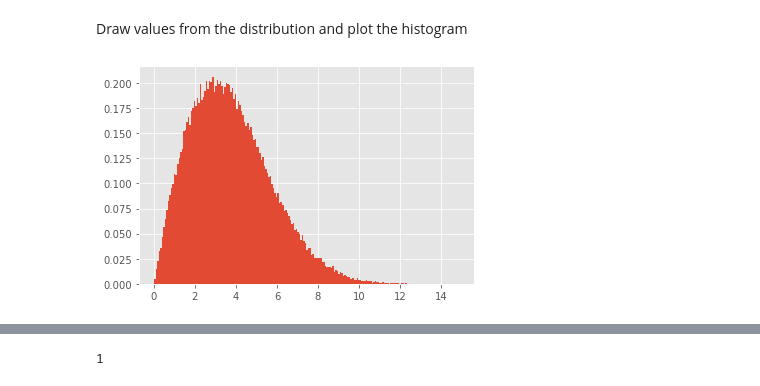
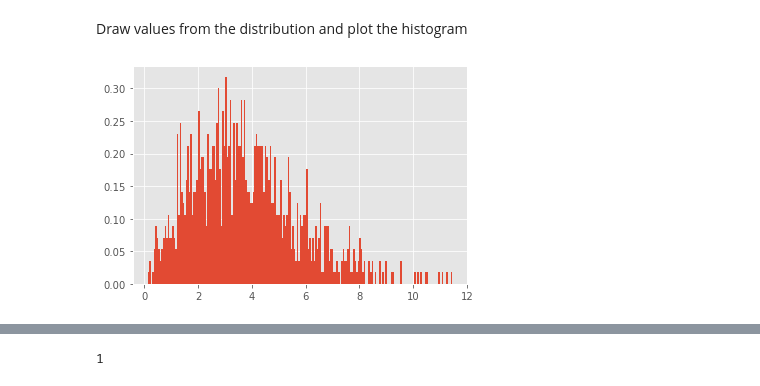
Before and after one commit to Samjean2020/progda-assignment2020, a Jupyter notebook: AssignmentPDA2020.py-checkpoint.ipynb, the cells around one changed output, grey strips where cells are left out. Drawn from its saved outputs; the diff is of its cells as text; code cells hidden in the pictures.

Commit message:
Reduction of size() values in distributions
functions.

```diff
--- a/AssignmentPDA2020.py-checkpoint.ipynb
+++ b/AssignmentPDA2020.py-checkpoint.ipynb
@@ -1204,10 +1211,10 @@ Draw values from the distribution and plot the histogram
 # %%
 from matplotlib.pyplot import hist
 rng = np.random.default_rng()
-values = hist(rng.rayleigh(3, 100000), bins=200, density=True)
+values = hist(rng.rayleigh(3, 1000), bins=200, density=True)
 plt.show()
 # %% [output]
-[figure, old version]
+[figure, new version]
 # %%
 # Wave heights tend to follow a Rayleigh distribution.
 # If the mean wave height is 1 meter, what fraction of waves are likely to be larger than 3 meters?
```
Also changed, not shown: parts of 26 cells of this notebook.
